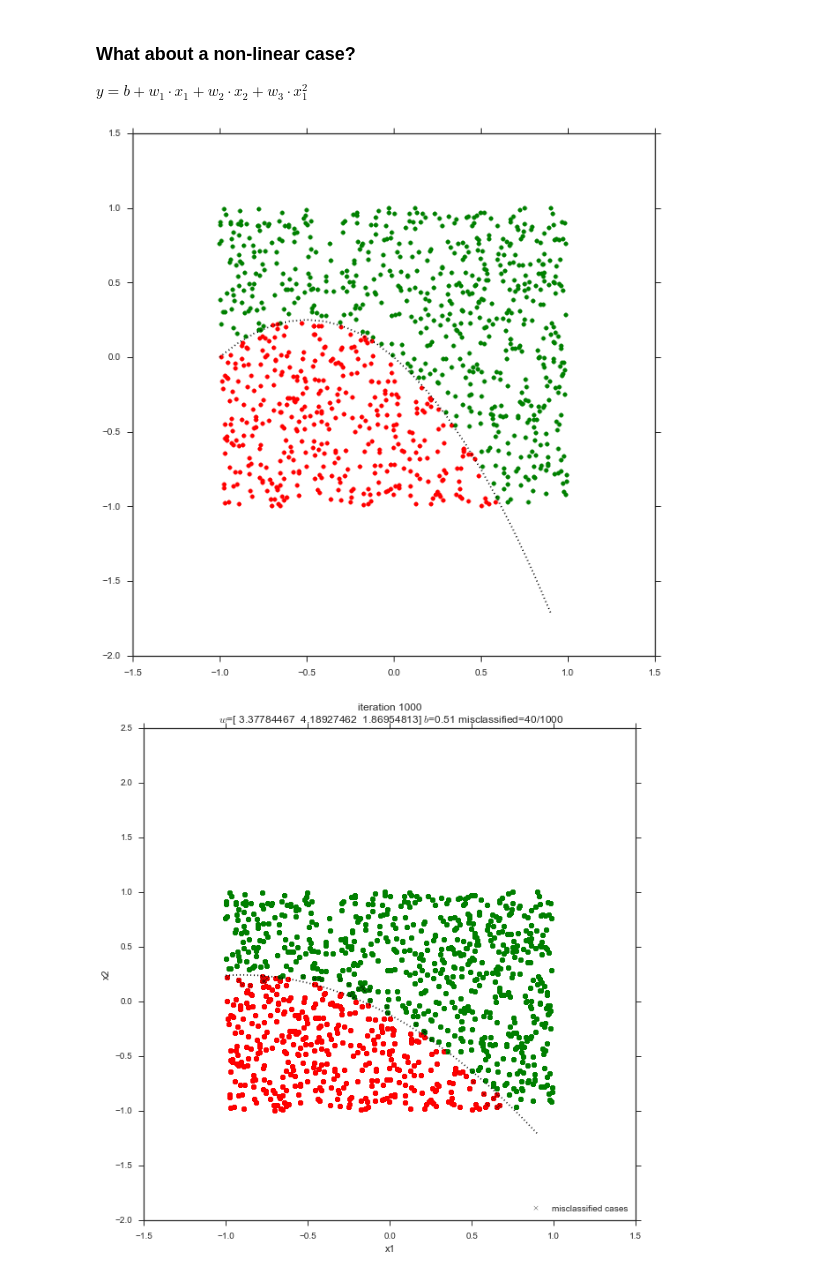
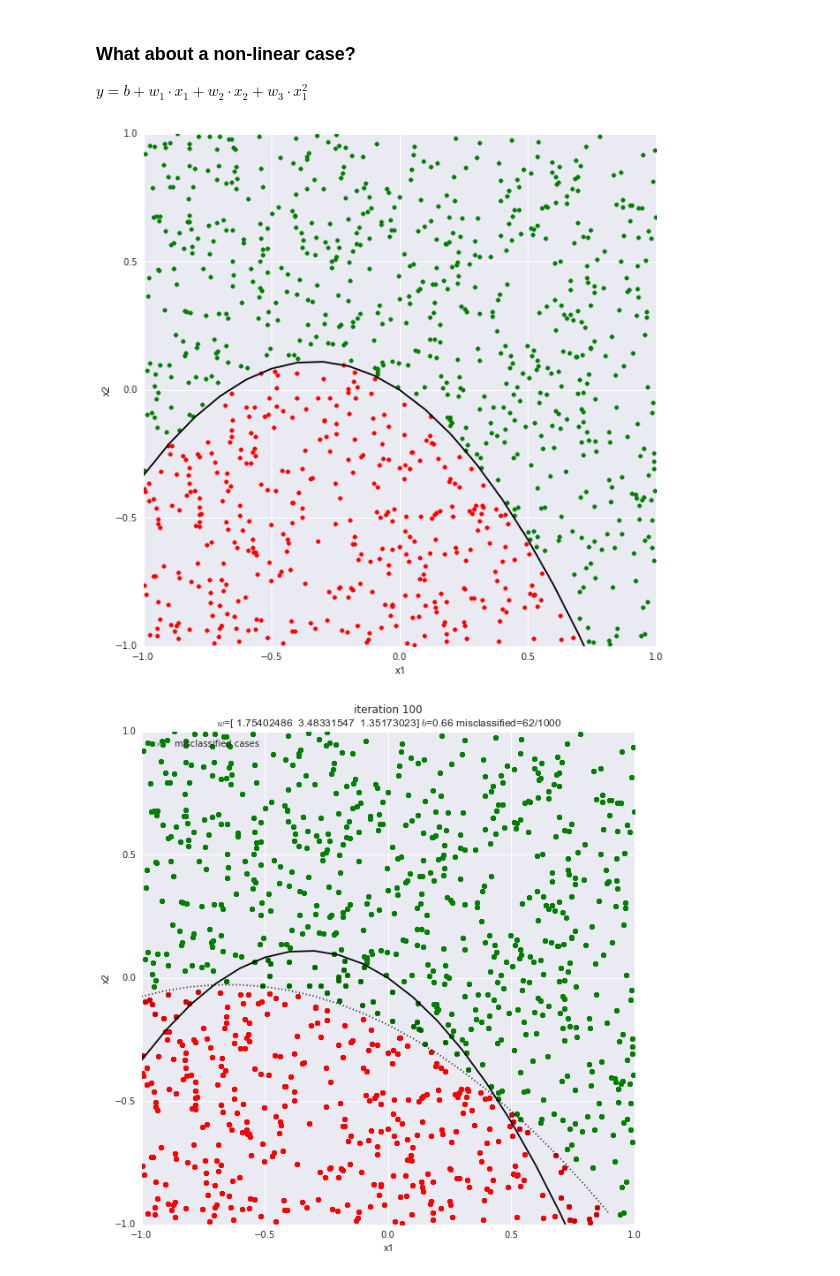
Before and after one commit to dejori/this-and-that, a Jupyter notebook: theano-examples/Logistic Regression.ipynb, the cells around one changed output. Saved outputs shown, nothing was run; the diff lists cells and outputs as text; code cells hidden in the pictures.

Commit message:
plots ranges fixed

```diff
--- a/theano-examples/Logistic Regression.ipynb
+++ b/theano-examples/Logistic Regression.ipynb
@@ -150,11 +153,11 @@ errors, ws, bs, predictions = train(trX, trY_cat, number_of_iterations=50, learn
 #### Plot Progress
 # %%
 figure(figsize=(10,10))
+plt.axis((-1,1,-1,1))
 plt.scatter(x=x1, y=x2, marker='o',color='k')
 plt.xlabel('x1')
 plt.ylabel('x2')
-plt.xlim(xmin=xmin, xmax=xmax)
-plt.ylim(ymin=ymin, ymax=ymax)
+boundary = plt.plot(trhyper_x1,trhyper_x2, color='k')
 
 for i, w in enumerate(ws):
     mis_classified_cases = np.where(((predictions[i] - trY_cat) != 0))[0]
@@ -190,55 +193,59 @@ def hyperplane_nl(x1, w, b):
     return -(b + w[2]*x1**2 + w[0]*x1)/w[1]
 # %%
 g_x = lambda: np.array([np.random.uniform(-1, 1), np.random.uniform(-1, 1)])
-phi = lambda x: np.array([x[0], x[1], x[0]**2])
-f_x = lambda: phi(g_x())
-w = np.array([1,1,1])
+phi = lambda x: np.array([x[0], x[1], x[0]**2]) # non-linear transform of x
+f_x_nl = lambda: phi(g_x())
+w = np.array([2,3,3])
 b = 0
 # %%
 figure(figsize=(10,10))
-trX, trY = create_data(1000, f_x_poly, w, b=b, error = 0.33)
+plt.axis((-1,1,-1,1))
+plt.xlabel('x1')
+plt.ylabel('x2')
+
+trX, trY = create_data(1000, f_x_nl, w, b, error = 0.33)
 trY_cat = (trY > 0.5) +0
 x1 = trX[:,0]
 x2 = trX[:,1]
 pos_cases = plt.scatter(x1[np.where(trY_cat == 1)], x2[np.where(trY_cat == 1)], color='g', marker='o')
 neg_cases = plt.scatter(x1[np.where(trY_cat == 0)], x2[np.where(trY_cat == 0)], color='r', marker='o')
 
-hyper_x1 = np.arange(-1,1,0.1, np.float32)
-hyper_x2 = hyperplane_nl(hyper_x1, w, b)
-boundary = plt.plot(hyper_x1,hyper_x2, ':', color='k')
+trhyper_x1 = np.arange(-1,1,0.1, np.float32)
+trhyper_x2 = hyperplane_nl(trhyper_x1, w, b)
+boundary = plt.plot(trhyper_x1,trhyper_x2, '-', color='k')
 # %% [output]
-[figure, old version]
+[figure, new version]
 # %%
-errors, ws, bs, predictions = train(trX, trY_cat, number_of_iterations=1000, learning_rate = 0.1)
+errors, ws, bs, predictions = train(trX, trY_cat, number_of_iterations=100, learning_rate = 0.5)
 # %%
 figure(figsize=(10,10))
+plt.axis((-1,1,-1,1))
 plt.scatter(x=x1, y=x2, marker='o',color='k')
+boundary = plt.plot(trhyper_x1,trhyper_x2, '-', color='k')
 plt.xlabel('x1')
 plt.ylabel('x2')
-plt.xlim(xmin=xmin, xmax=xmax)
-plt.ylim(ymin=ymin, ymax=ymax)
 
 for i, w in enumerate(ws):
     mis_classified_cases = np.where(((predictions[i] - trY_cat) != 0))[0]
 
     display.clear_output(wait=True)
     display.display(plt.gcf())
 
     hyper_x1 = np.arange(-1,1,0.1, np.float32)
     hyper_x2 = hyperplane_nl(hyper_x1, ws[i], bs[i])
 
     if i:
         boundary.pop(0).remove()
     boundary = plt.plot(hyper_x1,hyper_x2, ':', color='k')
 
     plt.title('iteration %d \n $w$=%s $b$=%0.2f misclassified=%d/%d' % ((i+1), ws[i], bs[i], len(mis_classified_cases), len(x1)))
     neg = plt.scatter(x=x1[np.where(predictions[i] == 0)], y=x2[np.where(predictions[i] == 0)], marker='o', color='r')
     pos = plt.scatter(x=x1[np.where(predictions[i] == 1)], y=x2[np.where(predictions[i] == 1)], marker='o', color='g')
 
     time.sleep(0.5)
 display.clear_output(wait=True)
 mis = plt.scatter(x=x1[mis_classified_cases], y=x2[mis_classified_cases], marker='x', color='k')
-plt.legend([mis], ['misclassified cases'],loc=4)
+plt.legend([mis], ['misclassified cases'],loc=2)
 plt.show()
 # %% [output]
-[figure, old version]
+[figure, new version]
```
Also changed, not shown: parts of 6 cells of this notebook.
